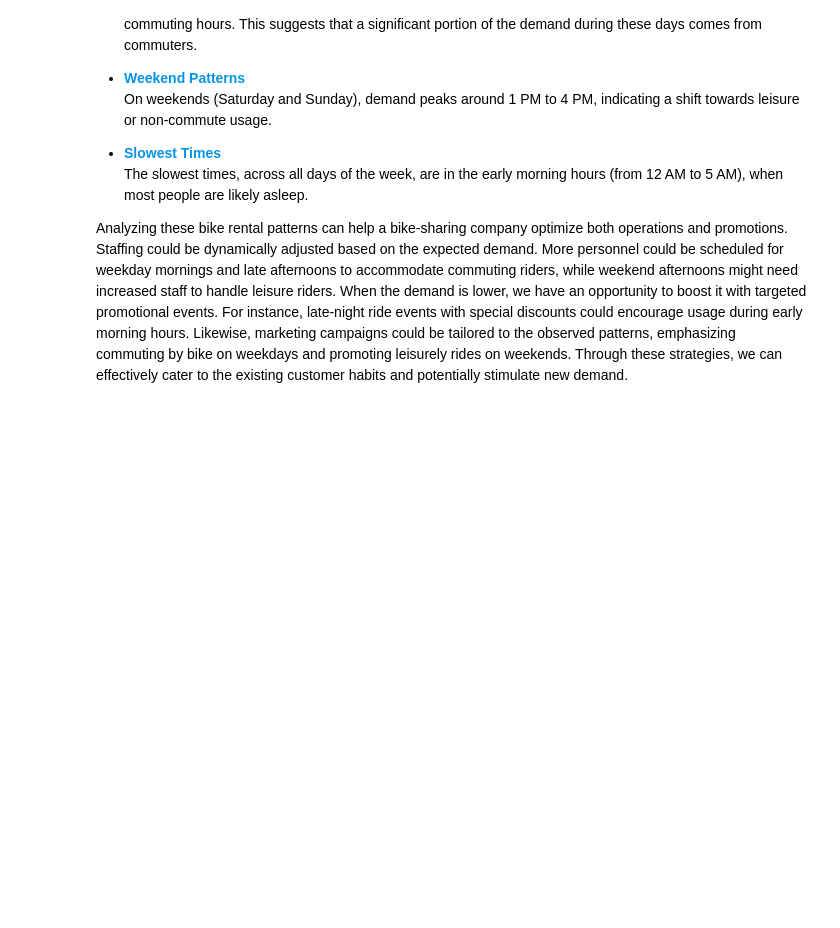
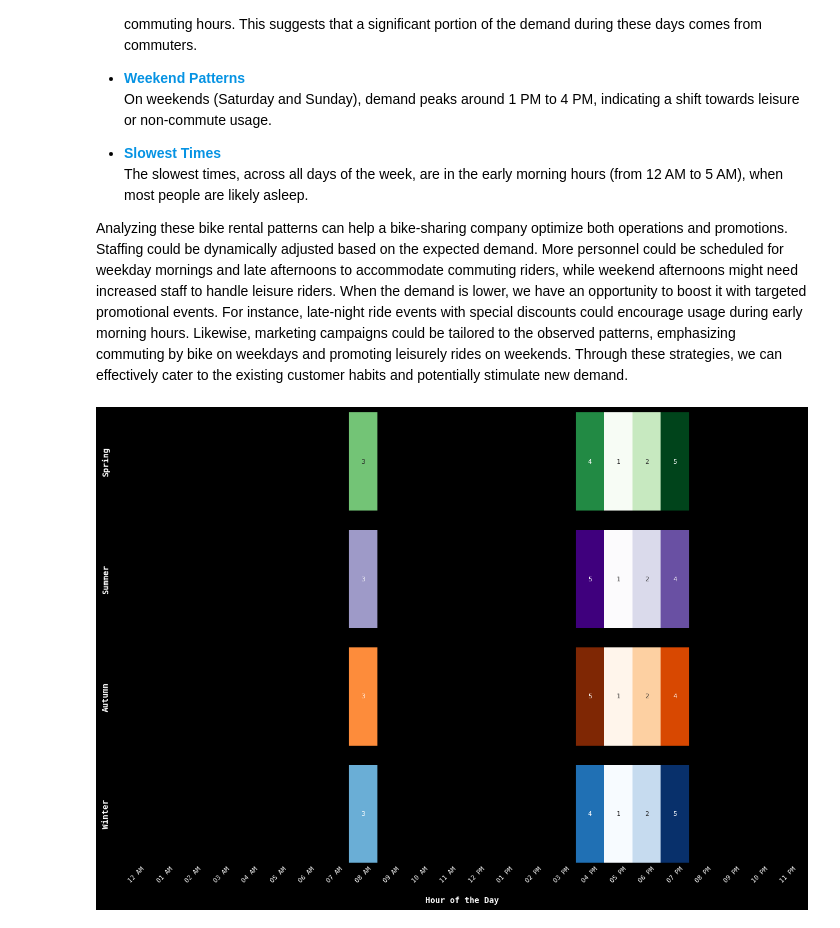
Before and after one commit to jparkington/Project-Cultivate, a Jupyter notebook: Exploration.ipynb, the cells around one changed output. Cells and saved outputs as stored; diff of their text form; code cells hidden in the pictures; blank space fills up the shorter version.

```diff
--- a/Exploration.ipynb
+++ b/Exploration.ipynb
@@ -254,3 +253,50 @@ Here are some key observations from the plot:
   The slowest times, across all days of the week, are in the early morning hours (from 12 AM to 5 AM), when most people are likely asleep.
 
 Analyzing these bike rental patterns can help a bike-sharing company optimize both operations and promotions. Staffing could be dynamically adjusted based on the expected demand. More personnel could be scheduled for weekday mornings and late afternoons to accommodate commuting riders, while weekend afternoons might need increased staff to handle leisure riders. When the demand is lower, we have an opportunity to boost it with targeted promotional events. For instance, late-night ride events with special discounts could encourage usage during early morning hours. Likewise, marketing campaigns could be tailored to the observed patterns, emphasizing commuting by bike on weekdays and promoting leisurely rides on weekends. Through these strategies, we can effectively cater to the existing customer habits and potentially stimulate new demand.
+# %%
+# 3. What are the top 5 busiest hours for bike rentals for each season?
+
+def top_5_hours_each_season(df : pd.DataFrame):
+    '''
+    Finds and visualizes the top 5 busiest hours for bike rentals for each season using a heatmap. Each cell in
+    the heatmap is colored based on its ranking within each season, with the busiest hour ranked as 1.
+
+    This function creates a pivot table from the input DataFrame, calculating the mean count of bike rentals for each
+    combination of season and hour. That pivot table is then ranked to find the top 5 busiest hours for each season.
+    The function then plots a heatmap subplot for each season with hours on the x-axis.
+
+    The color of each cell in the heatmap corresponds to the rank of the hour within the season, with different color
+    schemes for each season.
+
+    Parameters:
+        df (pd.DataFrame) : The bike sharing dataset as a pandas DataFrame.
+
+    This information could guide staffing decisions by indicating when more staff may be needed to handle
+    increased demand during peak hours in different seasons.
+    '''
+
+    heatmap = df.pivot_table(index = 'season', columns = 'hr', values = 'cnt', aggfunc = 'mean') \
+                .rank(axis = 1, method = 'min', ascending = False) \
+                .where(lambda x: x <= 5)
+
+    _, axs = plt.subplots(4, 1, sharex = True)
+    colors = {1: ['Spring', 'Greens'],
+              2: ['Summer', 'Purples'],
+              3: ['Autumn', 'Oranges'],
+              4: ['Winter', 'Blues']}
+
+    for i, ax in enumerate(axs, start = 1):
+        sns.heatmap(heatmap.loc[[i]],
+                    cmap  = colors[i][1],
+                    annot = True,
+                    cbar  = False,
+                    ax    = ax) \
+           .set(yticks = [], xlabel = '', ylabel = colors[i][0])
+
+    axs[-1].set_xticks(np.arange(0.5, 24.5, 1))
+    axs[-1].set_xticklabels([dtt.strptime(str(i), "%H").strftime("%I %p") for i in range(24)], rotation = 45)
+    plt.xlabel('Hour of the Day')
+
+top_5_hours_each_season(bike_sharing)
+# %% [output]
+[figure, added]
```
Also changed, not shown: parts of 8 cells of this notebook.
